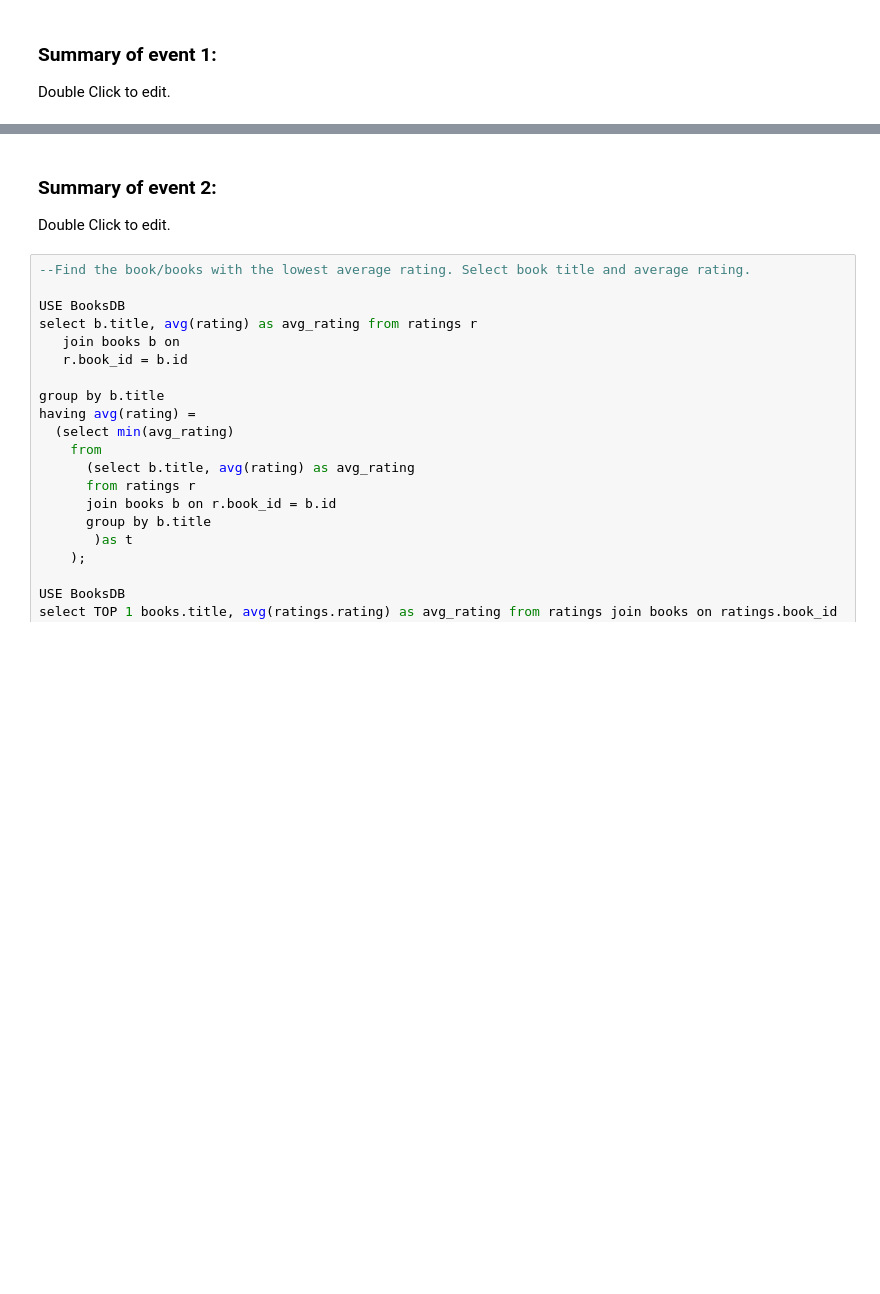
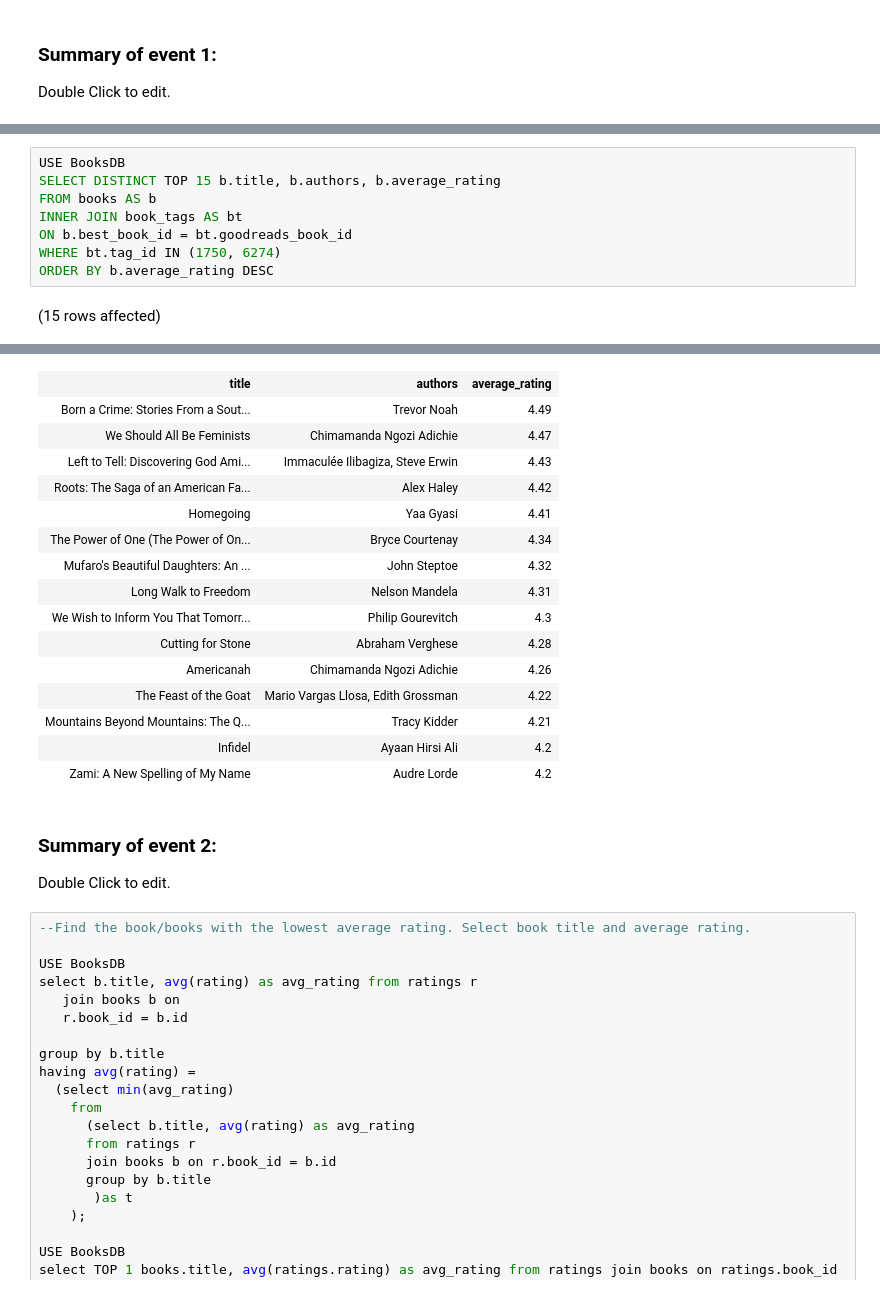
Before and after one commit to hollyhira/Studio13_SQL-Part-3, a Jupyter notebook: SQL-Part-3-Studio.ipynb, the cells around one changed output, grey strips where cells are left out. Saved outputs shown, nothing was run; the diff lists cells and outputs as text; blank space fills up the shorter version.

```diff
--- a/SQL-Part-3-Studio.ipynb
+++ b/SQL-Part-3-Studio.ipynb
@@ -197,0 +285,10 @@ Double Click to edit.
+# %%
+USE BooksDB
+SELECT DISTINCT TOP 15 b.title, b.authors, b.average_rating
+FROM books AS b
+INNER JOIN book_tags AS bt
+ON b.best_book_id = bt.goodreads_book_id
+WHERE bt.tag_id IN (1750, 6274)
+ORDER BY b.average_rating DESC
+# %% [output]
+(15 rows affected)
@@ -198,3 +296,19 @@ Double Click to edit.
+| title | authors | average_rating |
+| Born a Crime: Stories From a Sout... | Trevor Noah | 4.49 |
+| We Should All Be Feminists | Chimamanda Ngozi Adichie | 4.47 |
+| Left to Tell: Discovering God Ami... | Immaculée Ilibagiza, Steve Erwin | 4.43 |
+| Roots: The Saga of an American Fa... | Alex Haley | 4.42 |
+| Homegoing | Yaa Gyasi | 4.41 |
+| The Power of One (The Power of On... | Bryce Courtenay | 4.34 |
+| Mufaro's Beautiful Daughters: An ... | John Steptoe | 4.32 |
+| Long Walk to Freedom | Nelson Mandela | 4.31 |
+| We Wish to Inform You That Tomorr... | Philip Gourevitch | 4.3 |
+| Cutting for Stone | Abraham Verghese | 4.28 |
+| Americanah | Chimamanda Ngozi Adichie | 4.26 |
+| The Feast of the Goat | Mario Vargas Llosa, Edith Grossman | 4.22 |
+| Mountains Beyond Mountains: The Q... | Tracy Kidder | 4.21 |
+| Infidel | Ayaan Hirsi Ali | 4.2 |
+| Zami: A New Spelling of My Name | Audre Lorde | 4.2 |
 # %% [markdown]
 ### **Summary of event 2:**
 
```
Also changed, not shown: parts of 8 cells of this notebook.
